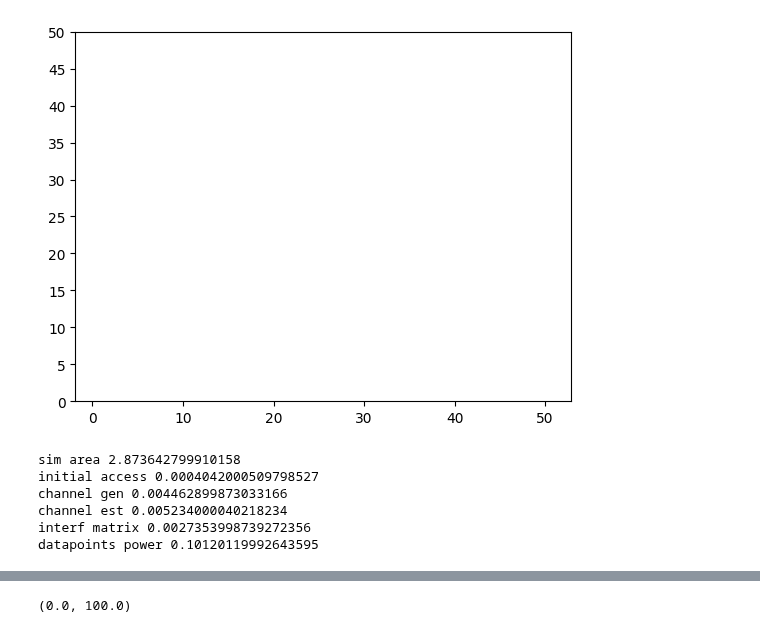
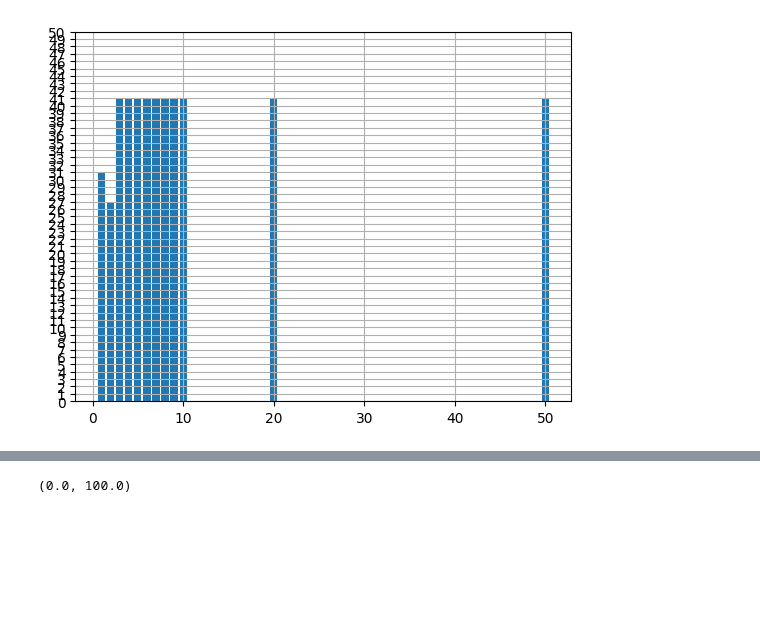
Before and after one commit to isabel-vs/masterthesis, a Jupyter notebook: sinr_region.ipynb, the cells around one changed output, grey strips where cells are left out. Cells and saved outputs as stored; diff of their text form; code cells hidden in the pictures; blank space fills up the shorter version.

Commit message:
results folder

```diff
--- a/sinr_region.ipynb
+++ b/sinr_region.ipynb
@@ -18,21 +18,21 @@ network_params = {"realizations": 200  #(200 originally) small scale realization
 area_params = {"delta_h": 10 # height difference
                     , "area": 100  # lxl Service Area
                     , "bandwidth": 100e6
-                    , "L": 4  # APs
-                    , "N": 10  # antennas per AP
-                    , "K": 10  # UEs
+                    , "L": 10  # APs
+                    , "N": 1  # antennas per AP
+                    , "K": 3  # UEs
                     # , "uplink_variance_dbm": -94 # Receiver noise power (dBm)
                     , "carrier_frequency": 2000  # carrier frequency (MHz)
                     , "sigma_sf_los": 8  # Shadow fading LoS (dB)
-                    , "AP_pos_rand": False
+                    , "AP_pos_rand": True
                                      }
 
 sim_params = {"setups": 1000,
                      "batch":network_params["realizations"],
                      "v":-1,
-                     "d": 0,   #rician factor (0: no LoS component)
+                     "d": 5,   #rician factor (0: no LoS component)
                      "norm_type" : np.inf,
-                     "tests" : 50
+                     "tests" : 10
                     }
 # %%
 # (R_block, B_block, HMean_block, kappa_block, UEpos_block, APpos_block) = sim.create_areas(area_params, sim_params["tests"])
@@ -58,5 +51,6 @@ test  50 / 50
 # %%
-test_tau = [1,2,3,4,5,6,7,8,9,10,20,50]
+# test_tau = [1,2,3,4,6,8,10,15,20]
+test_tau = [1]
 results = {}
 for tau in test_tau:
     results[tau] = sim.run_test(network_params, area_params, sim_params, area_block, tau)
@@ -72,9 +66,9 @@ N = area_params["N"]
 K = area_params["K"]
 
 
-filename = f"test_results_L{L}N{N}K{K}.pkl"
+# filename = f"Results/results_L{L}N{N}K{K}_rician5.pkl"
 
-with open(filename, "wb") as outfile:
-    pickle.dump(data, outfile)
+# with open(filename, "wb") as outfile:
+#     pickle.dump(data, outfile)
 # %% [output]
 number of inv Z interf. matrixes: 0
@@ -92,19 +75,11 @@ number of inv Z interf. matrixes: 0
 # %%
-data = pickle.load(open("test_results_L4N2K10.pkl", "rb"))
-results = data["results"]
+# data = pickle.load(open("test_results_L10N2K3.pkl", "rb"))
+# results = data["results"]
 
 plt.bar(results.keys(), results.values())
 plt.ylim(0, sim_params["tests"])
-plt.yticks(range(0, sim_params["tests"]+1, 5))
+plt.yticks(range(0, sim_params["tests"]+1, 1))
+plt.grid()
 plt.show()
 # %% [output]
-[figure, old version]
+[figure, new version]
-# %%
-M, u, b, C, sigma, SINR, UEpos, APpos, D_DCC = sim.run_sim(network_params, sim_params, 4)
-# %% [output]
-sim area 2.873642799910158
-initial access 0.0004042000509798527
-channel gen 0.004462899873033166
-channel est 0.005234000040218234
-interf matrix 0.0027353998739272356
-datapoints power 0.10120119992643595
```
Also changed, not shown: parts of 6 cells of this notebook, 16 other files.
